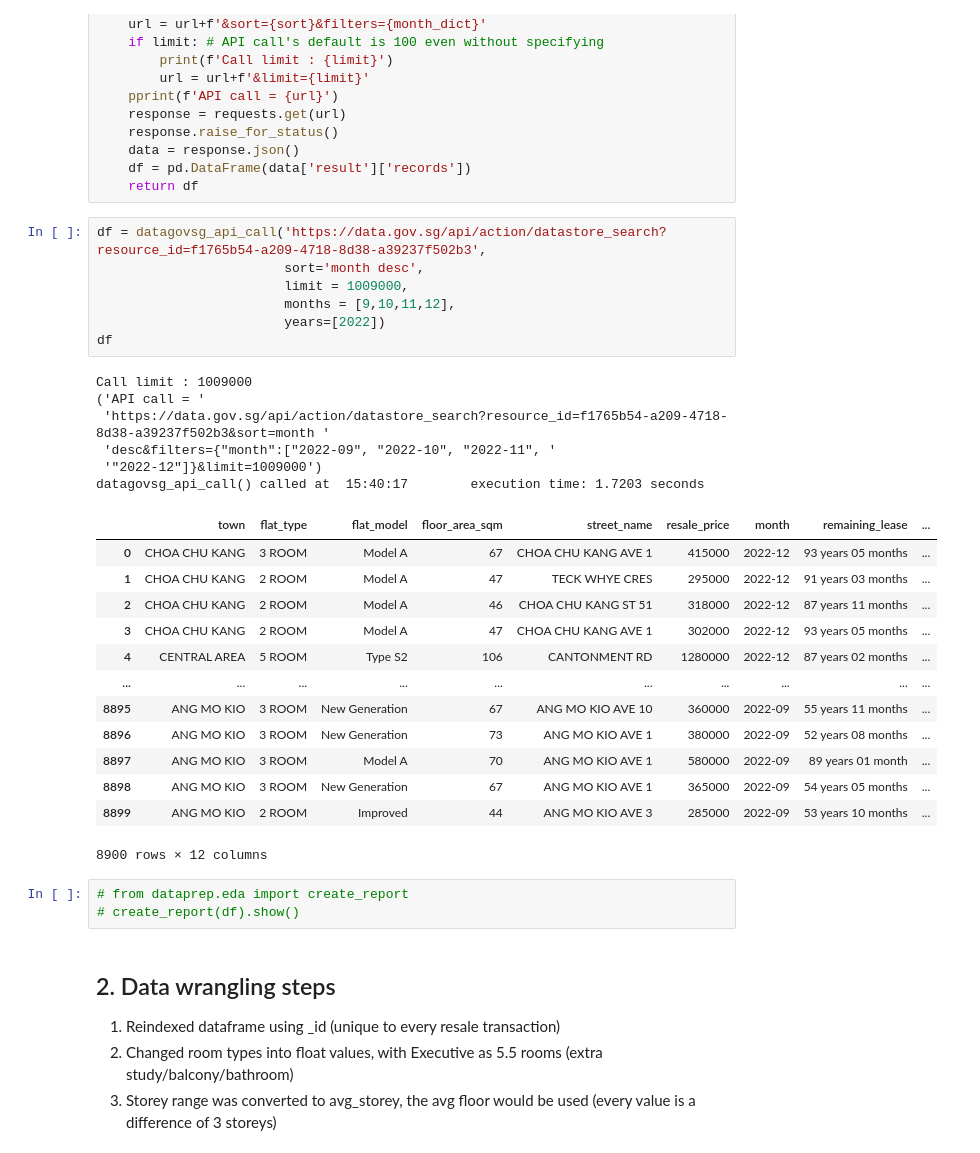
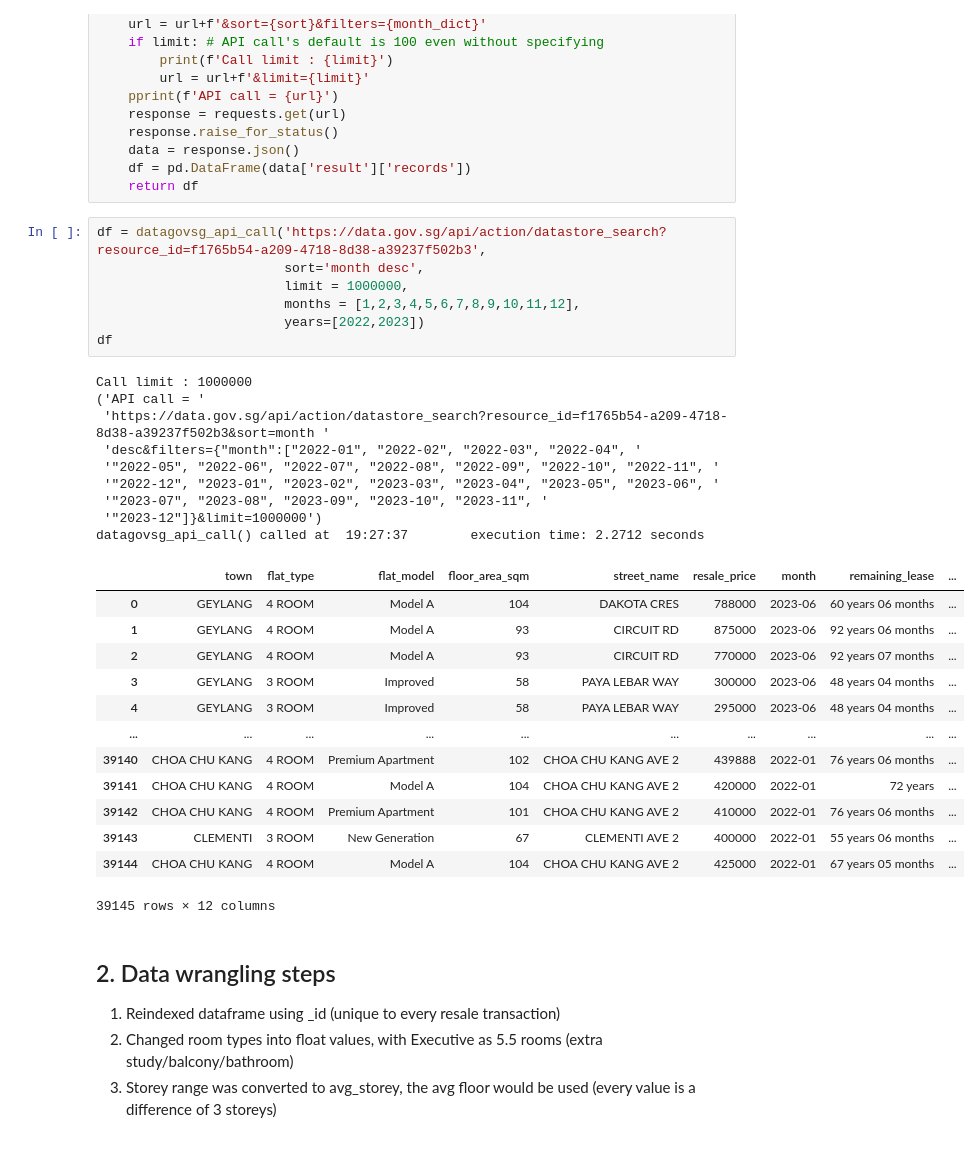
Before and after one commit to sienlonglim/ml_webapp, a Jupyter notebook: data_wrangling.ipynb, the cells around one changed output. Cells and saved outputs as stored; diff of their text form.

```diff
--- a/data_wrangling.ipynb
+++ b/data_wrangling.ipynb
@@ -156,33 +157,33 @@ def datagovsg_api_call(url: str, sort: str = 'month desc', limit: int = 100,
 # %%
 df = datagovsg_api_call('https://data.gov.sg/api/action/datastore_search?resource_id=f1765b54-a209-4718-8d38-a39237f502b3',
                         sort='month desc',
-                        limit = 1009000,
-                        months = [9,10,11,12],
-                        years=[2022])
+                        limit = 1000000,
+                        months = [1,2,3,4,5,6,7,8,9,10,11,12],
+                        years=[2022,2023])
 df
 # %% [output]
-Call limit : 1009000
+Call limit : 1000000
 ('API call = '
  'https://data.gov.sg/api/action/datastore_search?resource_id=f1765b54-a209-4718-8d38-a39237f502b3&sort=month '
- 'desc&filters={"month":["2022-09", "2022-10", "2022-11", '
- '"2022-12"]}&limit=1009000')
-datagovsg_api_call() called at  15:40:17        execution time: 1.7203 seconds
+ 'desc&filters={"month":["2022-01", "2022-02", "2022-03", "2022-04", '
+ '"2022-05", "2022-06", "2022-07", "2022-08", "2022-09", "2022-10", "2022-11", '
+ '"2022-12", "2023-01", "2023-02", "2023-03", "2023-04", "2023-05", "2023-06", '
+ '"2023-07", "2023-08", "2023-09", "2023-10", "2023-11", '
+ '"2023-12"]}&limit=1000000')
+datagovsg_api_call() called at  19:27:37        execution time: 2.2712 seconds
 |  | town | flat_type | flat_model | floor_area_sqm | street_name | resale_price | month | remaining_lease | ... |
-| 0 | CHOA CHU KANG | 3 ROOM | Model A | 67 | CHOA CHU KANG AVE 1 | 415000 | 2022-12 | 93 years 05 months | ... |
-| 1 | CHOA CHU KANG | 2 ROOM | Model A | 47 | TECK WHYE CRES | 295000 | 2022-12 | 91 years 03 months | ... |
-| 2 | CHOA CHU KANG | 2 ROOM | Model A | 46 | CHOA CHU KANG ST 51 | 318000 | 2022-12 | 87 years 11 months | ... |
-| 3 | CHOA CHU KANG | 2 ROOM | Model A | 47 | CHOA CHU KANG AVE 1 | 302000 | 2022-12 | 93 years 05 months | ... |
-| 4 | CENTRAL AREA | 5 ROOM | Type S2 | 106 | CANTONMENT RD | 1280000 | 2022-12 | 87 years 02 months | ... |
+| 0 | GEYLANG | 4 ROOM | Model A | 104 | DAKOTA CRES | 788000 | 2023-06 | 60 years 06 months | ... |
+| 1 | GEYLANG | 4 ROOM | Model A | 93 | CIRCUIT RD | 875000 | 2023-06 | 92 years 06 months | ... |
+| 2 | GEYLANG | 4 ROOM | Model A | 93 | CIRCUIT RD | 770000 | 2023-06 | 92 years 07 months | ... |
+| 3 | GEYLANG | 3 ROOM | Improved | 58 | PAYA LEBAR WAY | 300000 | 2023-06 | 48 years 04 months | ... |
+| 4 | GEYLANG | 3 ROOM | Improved | 58 | PAYA LEBAR WAY | 295000 | 2023-06 | 48 years 04 months | ... |
 | ... | ... | ... | ... | ... | ... | ... | ... | ... | ... |
-| 8895 | ANG MO KIO | 3 ROOM | New Generation | 67 | ANG MO KIO AVE 10 | 360000 | 2022-09 | 55 years 11 months | ... |
-| 8896 | ANG MO KIO | 3 ROOM | New Generation | 73 | ANG MO KIO AVE 1 | 380000 | 2022-09 | 52 years 08 months | ... |
-| 8897 | ANG MO KIO | 3 ROOM | Model A | 70 | ANG MO KIO AVE 1 | 580000 | 2022-09 | 89 years 01 month | ... |
-| 8898 | ANG MO KIO | 3 ROOM | New Generation | 67 | ANG MO KIO AVE 1 | 365000 | 2022-09 | 54 years 05 months | ... |
-| 8899 | ANG MO KIO | 2 ROOM | Improved | 44 | ANG MO KIO AVE 3 | 285000 | 2022-09 | 53 years 10 months | ... |
+| 39140 | CHOA CHU KANG | 4 ROOM | Premium Apartment | 102 | CHOA CHU KANG AVE 2 | 439888 | 2022-01 | 76 years 06 months | ... |
+| 39141 | CHOA CHU KANG | 4 ROOM | Model A | 104 | CHOA CHU KANG AVE 2 | 420000 | 2022-01 | 72 years | ... |
+| 39142 | CHOA CHU KANG | 4 ROOM | Premium Apartment | 101 | CHOA CHU KANG AVE 2 | 410000 | 2022-01 | 76 years 06 months | ... |
+| 39143 | CLEMENTI | 3 ROOM | New Generation | 67 | CLEMENTI AVE 2 | 400000 | 2022-01 | 55 years 06 months | ... |
+| 39144 | CHOA CHU KANG | 4 ROOM | Model A | 104 | CHOA CHU KANG AVE 2 | 425000 | 2022-01 | 67 years 05 months | ... |
-8900 rows × 12 columns
+39145 rows × 12 columns
-# %%
-# from dataprep.eda import create_report
-# create_report(df).show()
 # %% [markdown]
 ## 2. Data wrangling steps
 1. Reindexed dataframe using _id (unique to every resale transaction)
```
Also changed, not shown: parts of 12 cells of this notebook.
